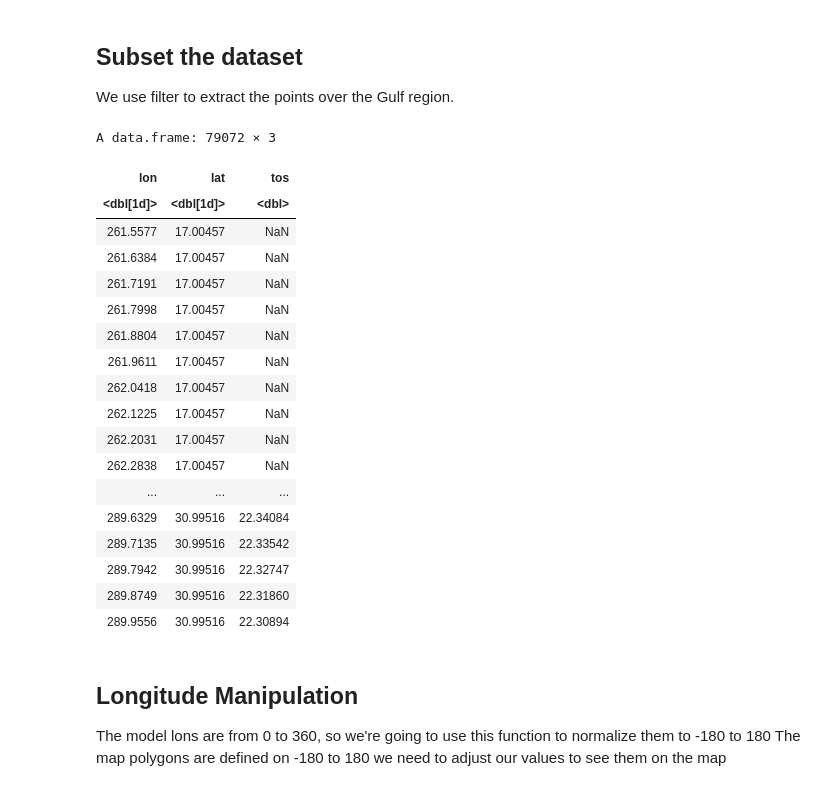
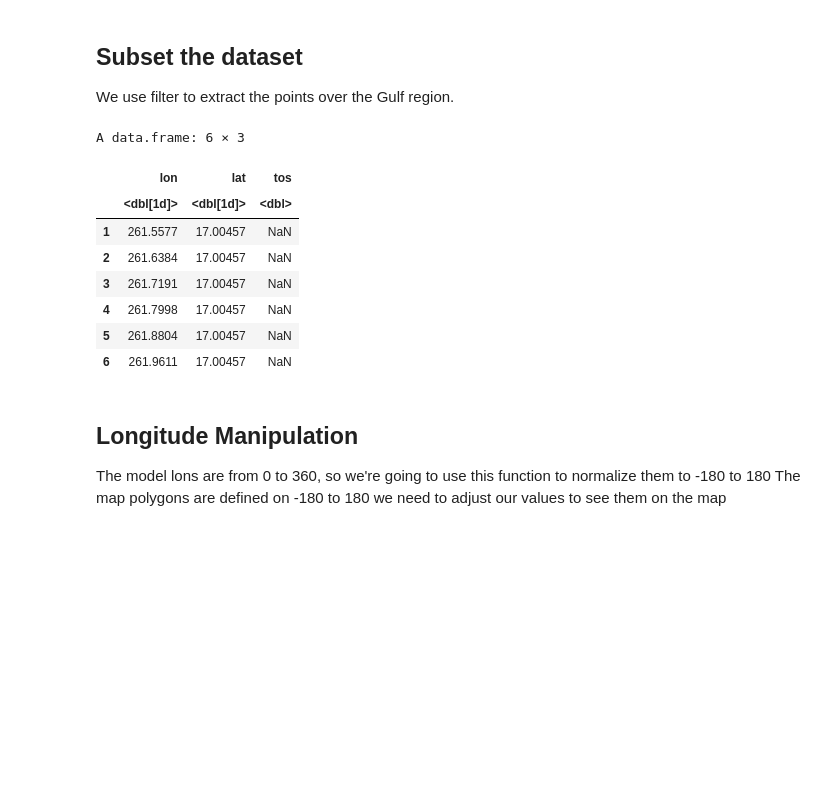
Before and after one commit to nmfs-opensci/NMFSHackDays-2025, a Jupyter notebook: topics-2025/2025-04-11-cefi/r_get_cefi_cloud.ipynb, the cells around one changed output. Drawn from its saved outputs; the diff is of its cells as text; code cells hidden in the pictures; blank space fills up the shorter version.

```diff
--- a/topics-2025/2025-04-11-cefi/r_get_cefi_cloud.ipynb
+++ b/topics-2025/2025-04-11-cefi/r_get_cefi_cloud.ipynb
@@ -99,29 +110,19 @@ We use filter to extract the points over the Gulf region.
 # %%
 df_gulf = filter(df, lat>17)
 df_gulf = filter(df_gulf, lat<31)
 df_gulf = filter(df_gulf, lon>260)
 df_gulf = filter(df_gulf, lon<290)
-df_gulf
+head(df_gulf)
 # %% [output]
-A data.frame: 79072 × 3
+A data.frame: 6 × 3
-| lon | lat | tos |
-| <dbl[1d]> | <dbl[1d]> | <dbl> |
-| 261.5577 | 17.00457 | NaN |
-| 261.6384 | 17.00457 | NaN |
-| 261.7191 | 17.00457 | NaN |
-| 261.7998 | 17.00457 | NaN |
-| 261.8804 | 17.00457 | NaN |
-| 261.9611 | 17.00457 | NaN |
-| 262.0418 | 17.00457 | NaN |
-| 262.1225 | 17.00457 | NaN |
-| 262.2031 | 17.00457 | NaN |
-| 262.2838 | 17.00457 | NaN |
-| ... | ... | ... |
-| 289.6329 | 30.99516 | 22.34084 |
-| 289.7135 | 30.99516 | 22.33542 |
-| 289.7942 | 30.99516 | 22.32747 |
-| 289.8749 | 30.99516 | 22.31860 |
-| 289.9556 | 30.99516 | 22.30894 |
+|  | lon | lat | tos |
+|  | <dbl[1d]> | <dbl[1d]> | <dbl> |
+| 1 | 261.5577 | 17.00457 | NaN |
+| 2 | 261.6384 | 17.00457 | NaN |
+| 3 | 261.7191 | 17.00457 | NaN |
+| 4 | 261.7998 | 17.00457 | NaN |
+| 5 | 261.8804 | 17.00457 | NaN |
+| 6 | 261.9611 | 17.00457 | NaN |
 # %% [markdown]
 ## Longitude Manipulation
 The model lons are from 0 to 360, so we're going to use this function to normalize them to -180 to 180
```
Also changed, not shown: parts of 4 cells of this notebook, 40 other files.
